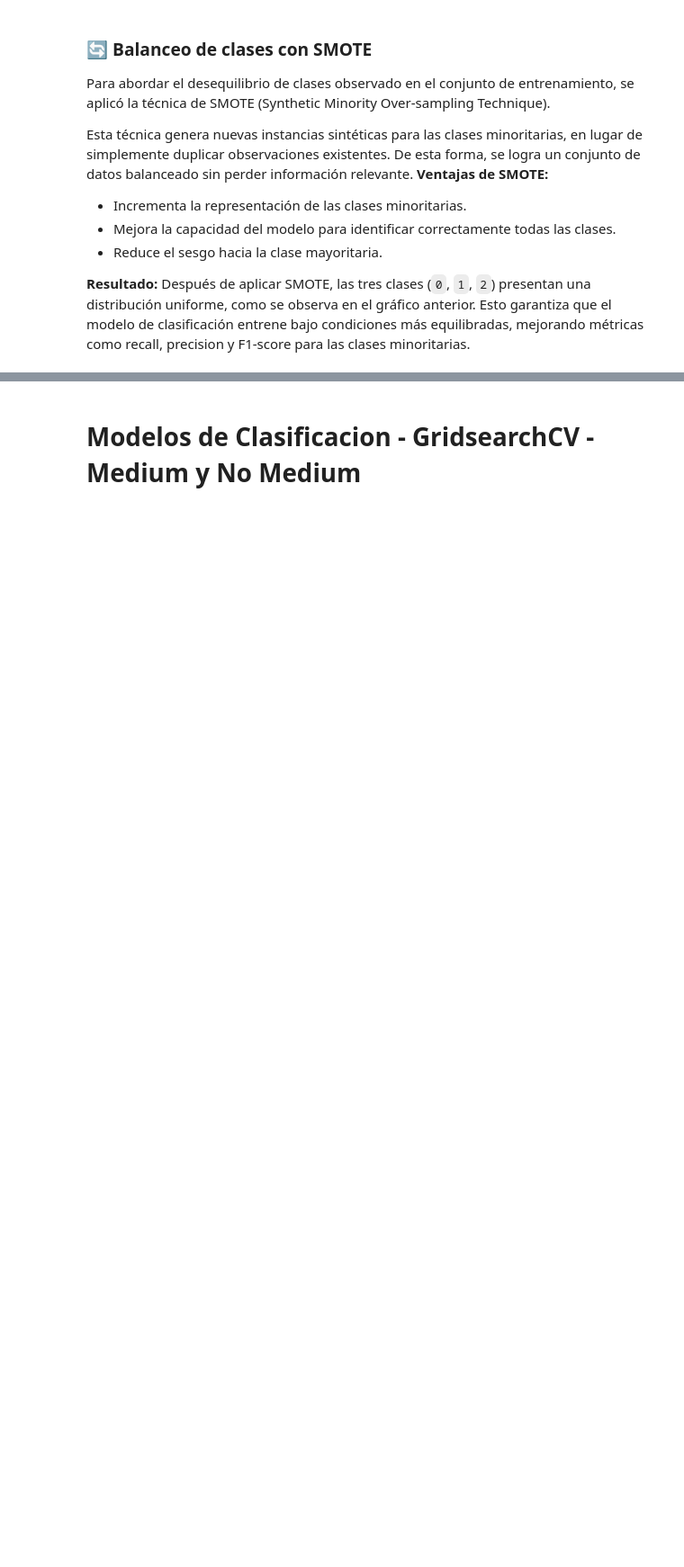
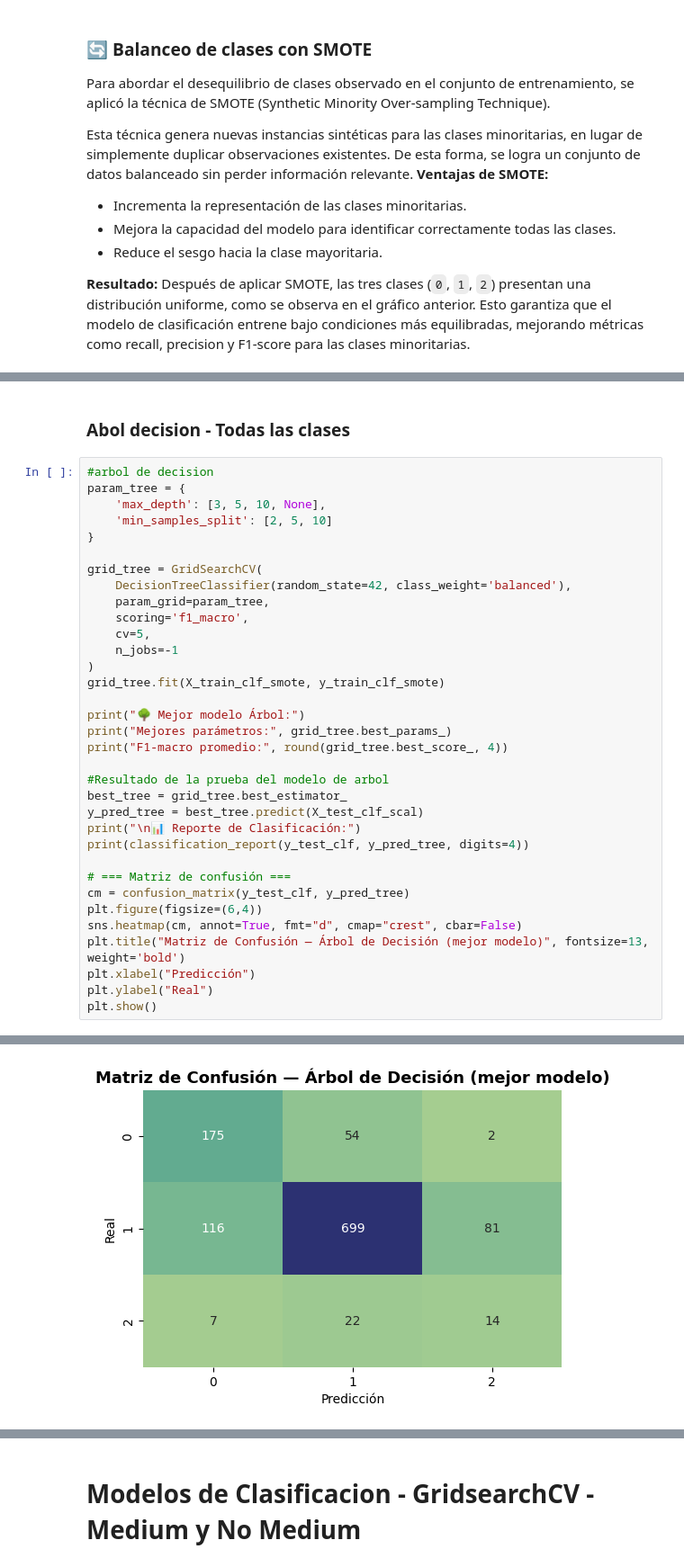
Before and after one commit to anamariaSemanate/ml-tarea1-vinos, a Jupyter notebook: notebooks/02_modelos.ipynb, the cells around one changed output, grey strips where cells are left out. Shown at 90% size. Drawn from its saved outputs; the diff is of its cells as text; blank space fills up the shorter version.

```diff
--- a/notebooks/02_modelos.ipynb
+++ b/notebooks/02_modelos.ipynb
@@ -283,0 +319,37 @@ Passing `palette` without assigning `hue` is deprecated and will be removed in v
+# %% [markdown]
+### Abol decision - Todas las clases
+# %%
+#arbol de decision
+param_tree = {
+    'max_depth': [3, 5, 10, None],
+    'min_samples_split': [2, 5, 10]
+}
+
+grid_tree = GridSearchCV(
+    DecisionTreeClassifier(random_state=42, class_weight='balanced'),
+    param_grid=param_tree,
+    scoring='f1_macro',
+    cv=5,
+    n_jobs=-1
+)
+grid_tree.fit(X_train_clf_smote, y_train_clf_smote)
+
+print("🌳 Mejor modelo Árbol:")
+print("Mejores parámetros:", grid_tree.best_params_)
+print("F1-macro promedio:", round(grid_tree.best_score_, 4))
+
+#Resultado de la prueba del modelo de arbol
+best_tree = grid_tree.best_estimator_
+y_pred_tree = best_tree.predict(X_test_clf_scal)
+print("\n📊 Reporte de Clasificación:")
+print(classification_report(y_test_clf, y_pred_tree, digits=4))
+
+# === Matriz de confusión ===
+cm = confusion_matrix(y_test_clf, y_pred_tree)
+plt.figure(figsize=(6,4))
+sns.heatmap(cm, annot=True, fmt="d", cmap="crest", cbar=False)
+plt.title("Matriz de Confusión — Árbol de Decisión (mejor modelo)", fontsize=13, weight='bold')
+plt.xlabel("Predicción")
+plt.ylabel("Real")
+plt.show()
+# %% [output]
@@ -283,0 +370 @@ Passing `palette` without assigning `hue` is deprecated and will be removed in v
+[figure, added]
```
Also changed, not shown: parts of 16 cells of this notebook, 1 other file.
